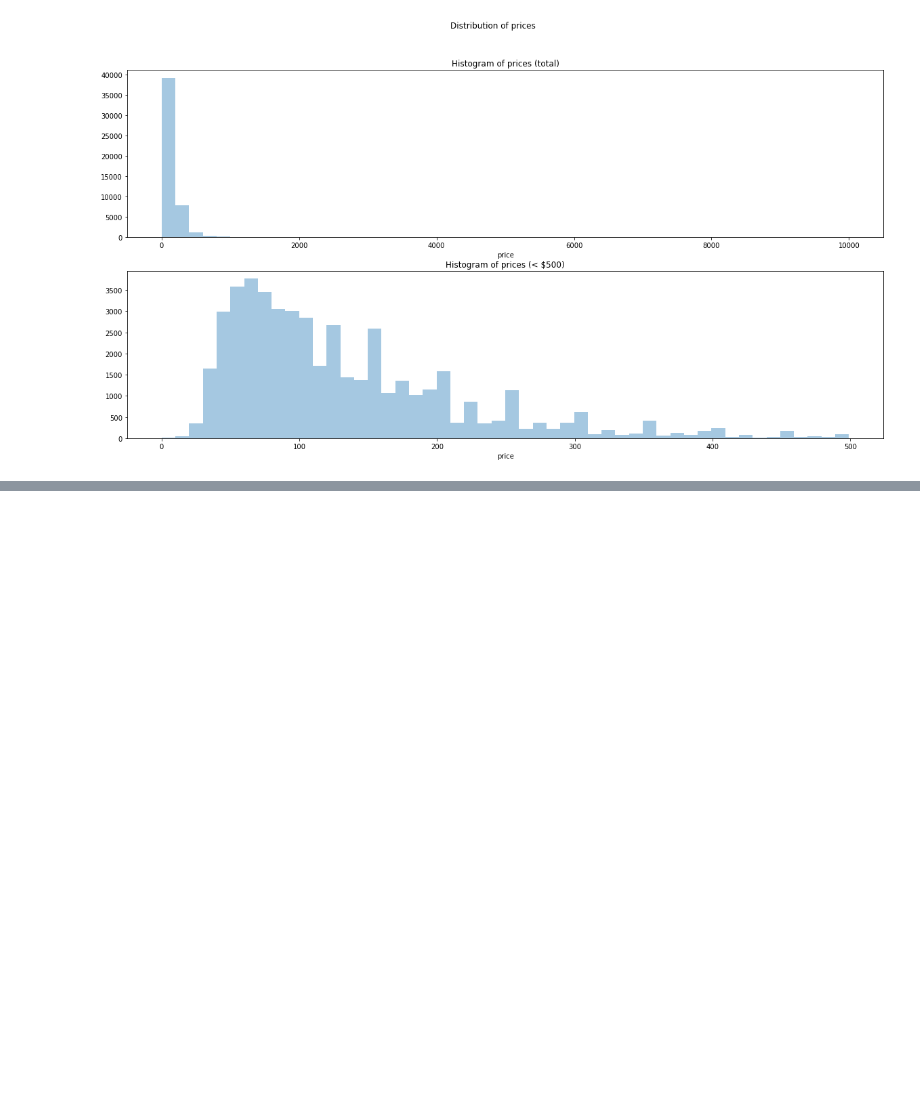
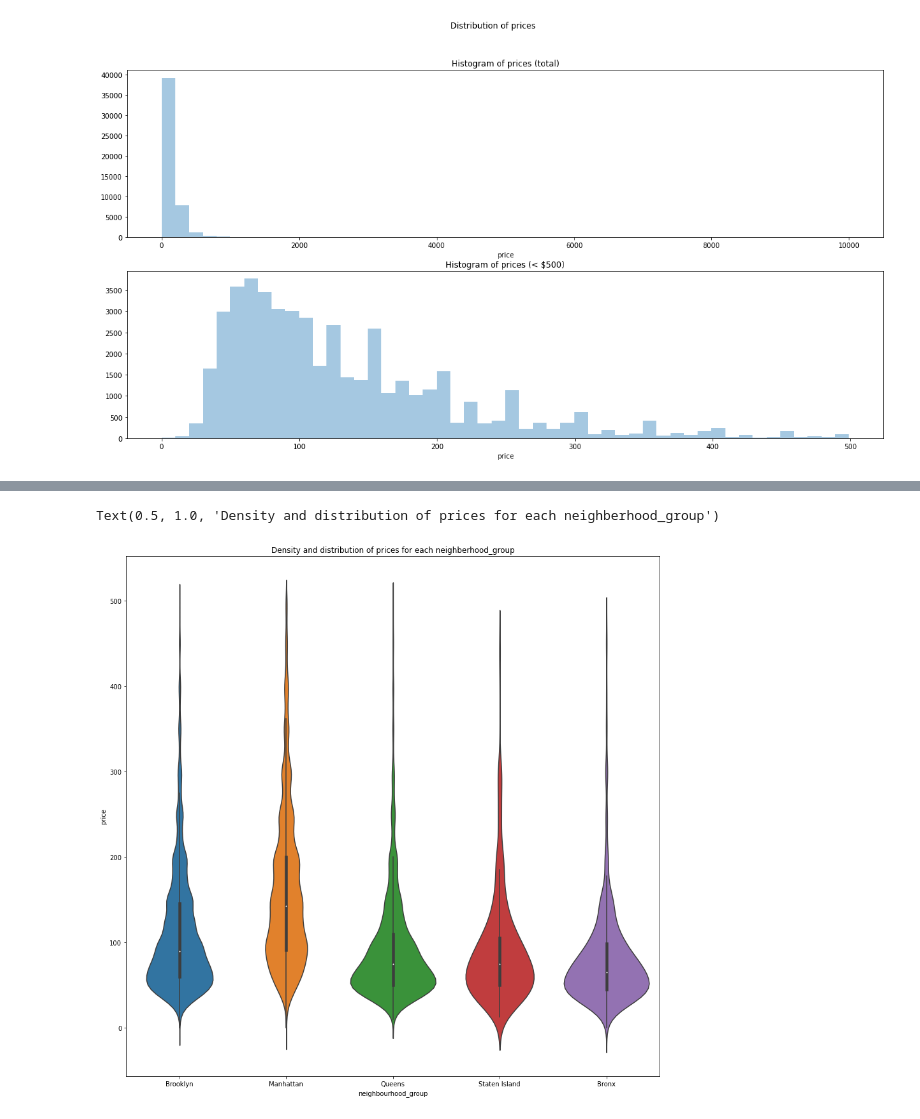
Before and after one commit to Suhail727/Data-Science-Projects, a Jupyter notebook: Airbnb/Airbnb_(NYC)_EDA.ipynb, the cells around one changed output, grey strips where cells are left out. Cells and saved outputs as stored; diff of their text form; code cells hidden in the pictures; blank space fills up the shorter version.

```diff
--- a/Airbnb/Airbnb_(NYC)_EDA.ipynb
+++ b/Airbnb/Airbnb_(NYC)_EDA.ipynb
@@ -150 +152,9 @@ fig.show()
 [figure]
+# %%
+# Using violinplot to showcase density and distribtuion of prices
+plt.figure(figsize=(15,15))
+sns.violinplot(data=airbnb[airbnb['price'] < 500], x='neighbourhood_group', y='price')
+plt.title('Density and distribution of prices for each neighberhood_group')
+# %% [output]
+Text(0.5, 1.0, 'Density and distribution of prices for each neighberhood_group')
+[figure, added]
```
Also changed, not shown: parts of 28 cells of this notebook.
